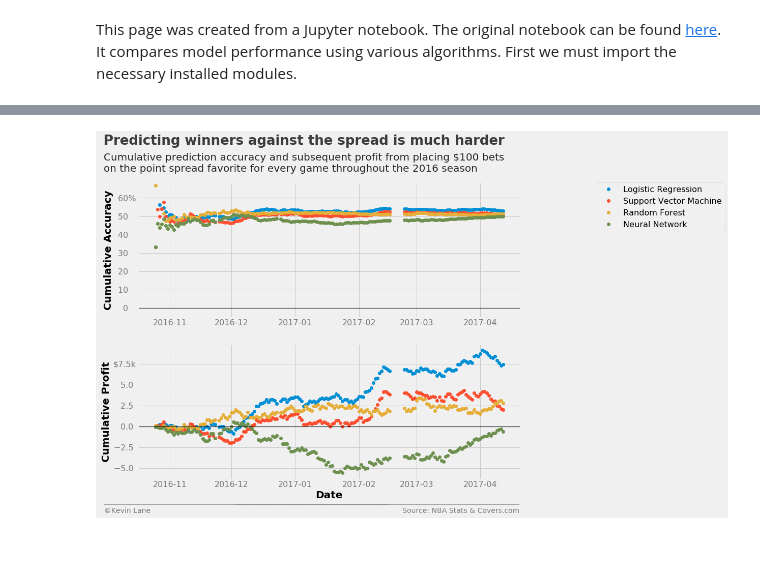
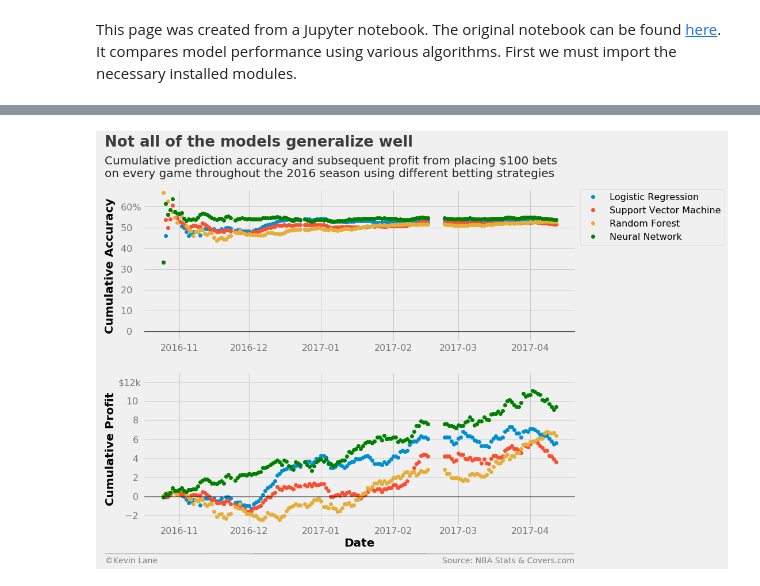
Before and after one commit to klane/databall, a Jupyter notebook: notebooks/model-performance.ipynb, the cells around one changed output, grey strips where cells are left out. Drawn from its saved outputs; the diff is of its cells as text; code cells hidden in the pictures; blank space fills up the shorter version.

Commit message:
Finalize model performance notebook

```diff
--- a/notebooks/model-performance.ipynb
+++ b/notebooks/model-performance.ipynb
@@ -167,14 +171,18 @@ days_mlp, cumper_mlp, cumprofit_mlp = profit(output_mlp, var_predict='HOME_SPREA
 # %%
+model = MLPClassifier(alpha=5.700733605522687e-06, hidden_layer_sizes=49,
+                      solver='lbfgs', activation='relu', max_iter=500, random_state=8)
+output_mlp = simulate(model, games, 2016, stats, var_predict)
+days_mlp, per_mlp, profit_mlp = profit(output_mlp, var_predict=var_predict, bet_amount=100)
 cm = confusion_matrix(output_mlp.HOME_SPREAD_WL, output_mlp.HOME_SPREAD_WL_PRED)
 
 fig = plt.figure(figsize=(8, 8))
 plot_confusion_matrix(cm, ['Loss', 'Win'], fig=fig)
 
-title = 'Home losses easier to predict than wins'
-subtitle = '''Confusion matrix for predicting home results against
-the spread for the 2016 seson with pushes removed'''
+title = 'MLP performs the best by a slim margin'
+subtitle = '''Neural network confusion matrix for predicting home
+team results against the spread for the 2016 seson'''
 format_538(fig, 'NBA Stats & Covers.com', title=title, subtitle=subtitle, ax=fig.axes,
-           xoff=(-0.18, 1.02), yoff=(-0.17, -0.22), toff=(-.15, 1.35), soff=(-0.15, 1.2),
+           xoff=(-0.18, 1.02), yoff=(-0.17, -0.22), toff=(-.15, 1.32), soff=(-0.15, 1.2),
            n=50, bottomtick=np.nan)
 plt.show()
 
@@ -201,29 +211,29 @@ Correctly predicted 49.75% of games
 # %%
 fig = plt.figure(figsize=(12, 10))
 ax1 = plt.subplot(211)
-ax1.plot_date(days_log, cumper_log*100, label='Logistic Regression')
-ax1.plot_date(days_svm, cumper_svm*100, label='Support Vector Machine')
-ax1.plot_date(days_rf, cumper_rf*100, label='Random Forest')
-ax1.plot_date(days_mlp, cumper_mlp*100, label='Neural Network')
+ax1.plot_date(days_log, per_log*100, label='Logistic Regression')
+ax1.plot_date(days_svm, per_svm*100, label='Support Vector Machine')
+ax1.plot_date(days_rf, per_rf*100, label='Random Forest')
+ax1.plot_date(days_mlp, per_mlp*100, label='Neural Network', color='green')
 ax1.set_ylabel('Cumulative Accuracy')
 ax1.set_ylim(-5)
-ax1.legend(fontsize=16, bbox_to_anchor=(1.2, 1), borderaxespad=0)
+ax1.legend(fontsize=16, bbox_to_anchor=(1.01, 1), borderaxespad=0)
 
 ax2 = plt.subplot(212)
-ax2.plot_date(days_log, cumprofit_log/1000)
-ax2.plot_date(days_svm, cumprofit_svm/1000)
-ax2.plot_date(days_rf, cumprofit_rf/1000)
-ax2.plot_date(days_mlp, cumprofit_mlp/1000)
+ax2.plot_date(days_log, profit_log/1000)
+ax2.plot_date(days_svm, profit_svm/1000)
+ax2.plot_date(days_rf, profit_rf/1000)
+ax2.plot_date(days_mlp, profit_mlp/1000, color='green')
 ax2.set_xlabel('Date')
 ax2.set_ylabel('Cumulative Profit')
-# ax2.set_ylim(-15, 42)
+ax2.set_ylim(-3, 13)
 
-title = 'Predicting winners against the spread is much harder'
+title = 'Not all of the models generalize well'
 subtitle = '''Cumulative prediction accuracy and subsequent profit from placing $100 bets
-on the point spread favorite for every game throughout the 2016 season'''
+on every game throughout the 2016 season using different betting strategies'''
 format_538(fig, 'NBA Stats & Covers.com', ax=(ax1, ax2), title=title, subtitle=subtitle,
            xoff=(-0.1, 1.01), yoff=(-1.38, -1.45), toff=(-.09, 1.28), soff=(-0.09, 1.08),
            prefix = (' ', '$'), suffix=('%', 'k'), suffix_offset=(3, 1), n=80)
 plt.show()
 # %% [output]
-[figure, old version]
+[figure, new version]
```
Also changed, not shown: parts of 30 cells of this notebook.
